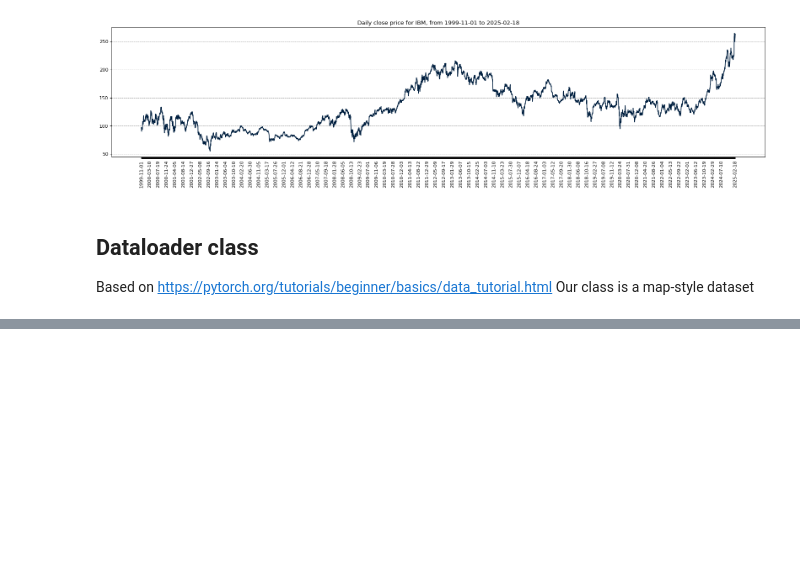
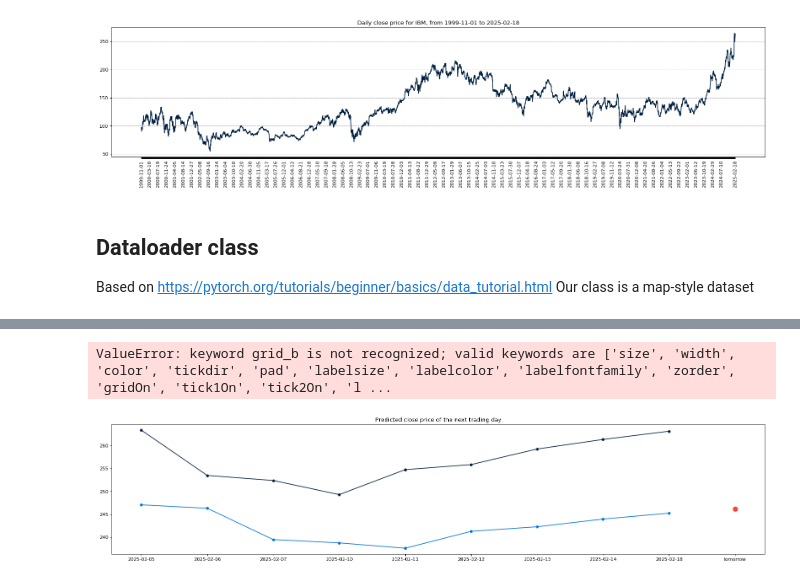
Before and after one commit to Daiyan-Zubaier/Stock-Price-Predictor, a Jupyter notebook: Stock_Predictor_Daiyan_&_Rajit.ipynb, the cells around one changed output, grey strips where cells are left out. Cells and saved outputs as stored; diff of their text form; code cells hidden in the pictures; blank space fills up the shorter version.

```diff
--- a/Stock_Predictor_Daiyan_&_Rajit.ipynb
+++ b/Stock_Predictor_Daiyan_&_Rajit.ipynb
@@ -244,0 +416,65 @@ Validation data shape (1269, 20, 1) (1269,)
+# %%
+# predict the closing price of the next trading day
+
+model.eval() # Prime for predicting (turn off dropout and normalize data)
+
+predictions = np.array([])
+current_sequence = data_x_unseen.copy()
+
+forecast_time = 7
+
+for i in range(forecast_time):
+  x = torch.tensor(current_sequence).float().to(config["training"]["device"]).unsqueeze(0).unsqueeze(2) # this is the data type and shape required, [batch, sequence, feature]
+  next_price_tensor = model(x)       # Prediction
+  next_price = next_price_tensor.cpu().detach().numpy()[0]
+  predictions = np.append(predictions, next_price)
+  current_sequence = np.append(current_sequence[1:], next_price)  # Remove first element and add new predicted price
+
+
+
+# --------------------------
+# Prepare data for plotting
+# --------------------------
+plot_range = 10  # Number of days to plot (last 9 days + the predicted day)
+
+# Initialize arrays to hold data for the last plot_range days
+to_plot_data_y_val = np.zeros(plot_range)       # Actual validation prices
+to_plot_data_y_val_pred = np.zeros(plot_range)    # Past predicted prices from validation
+to_plot_data_y_test_pred = np.zeros(plot_range)   # Our forecast (next day's prediction)
+
+# Fill the first plot_range-1 indices with actual and past predicted values
+# (using the last plot_range-1 entries from the validation data)
+to_plot_data_y_val[:plot_range-1] = scaler.inverse_transform(data_y_val)[-plot_range+1:]
+to_plot_data_y_val_pred[:plot_range-1] = scaler.inverse_transform(predicted_val)[-plot_range+1:]
+
+# For the forecasted next day, use the first prediction from our predictions array.
+# Convert the scalar into a 2D array so that scaler.inverse_transform works properly.
+next_day_pred = scaler.inverse_transform(np.array([[predictions[0]]]))[0, 0]
+to_plot_data_y_test_pred[plot_range-1] = next_day_pred
+
+# Replace zeros with None so that they are not plotted (this creates gaps where there is no data)
+to_plot_data_y_val = np.where(to_plot_data_y_val == 0, None, to_plot_data_y_val)
+to_plot_data_y_val_pred = np.where(to_plot_data_y_val_pred == 0, None, to_plot_data_y_val_pred)
+to_plot_data_y_test_pred = np.where(to_plot_data_y_test_pred == 0, None, to_plot_data_y_test_pred)
+
+# Prepare the x-axis dates: take the last plot_range-1 dates and append "tomorrow"
+plot_date_test = list(data_date[-plot_range+1:])  # Ensure we have a list of dates
+plot_date_test.append("tomorrow")
+
+# --------------------------
+# Plot the data
+# --------------------------
+fig = plt.figure(figsize=(25, 5), dpi=80)
+fig.patch.set_facecolor((1.0, 1.0, 1.0))
+plt.plot(plot_date_test, to_plot_data_y_val, label="Actual prices", marker=".", markersize=10, color=config["plots"]["color_actual"])
+plt.plot(plot_date_test, to_plot_data_y_val_pred, label="Past predicted prices", marker=".", markersize=10, color=config["plots"]["color_pred_val"])
+plt.plot(plot_date_test, to_plot_data_y_test_pred, label="Predicted price for next day", marker=".", markersize=20, color=config["plots"]["color_pred_test"])
+plt.title("Predicted close price of the next trading day")
+plt.grid(b=None, which='major', axis='y', linestyle='--')
+plt.legend()
+plt.show()
+
+print("Predicted close price of the next trading day:", round(to_plot_data_y_test_pred[plot_range-1], 2))
+# %% [output]
+ValueError: keyword grid_b is not recognized; valid keywords are ['size', 'width', 'color', 'tickdir', 'pad', 'labelsize', 'labelcolor', 'labelfontfamily', 'zorder', 'gridOn', 'tick1On', 'tick2On', 'l ...
+[figure, added]
```
Also changed, not shown: parts of 4 cells of this notebook.
